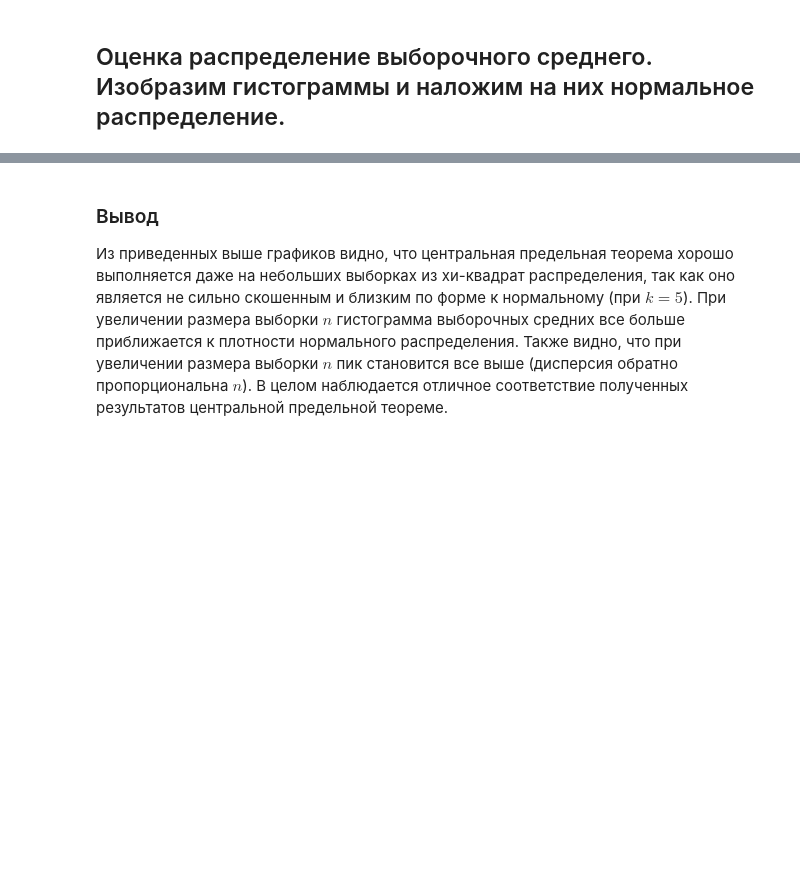
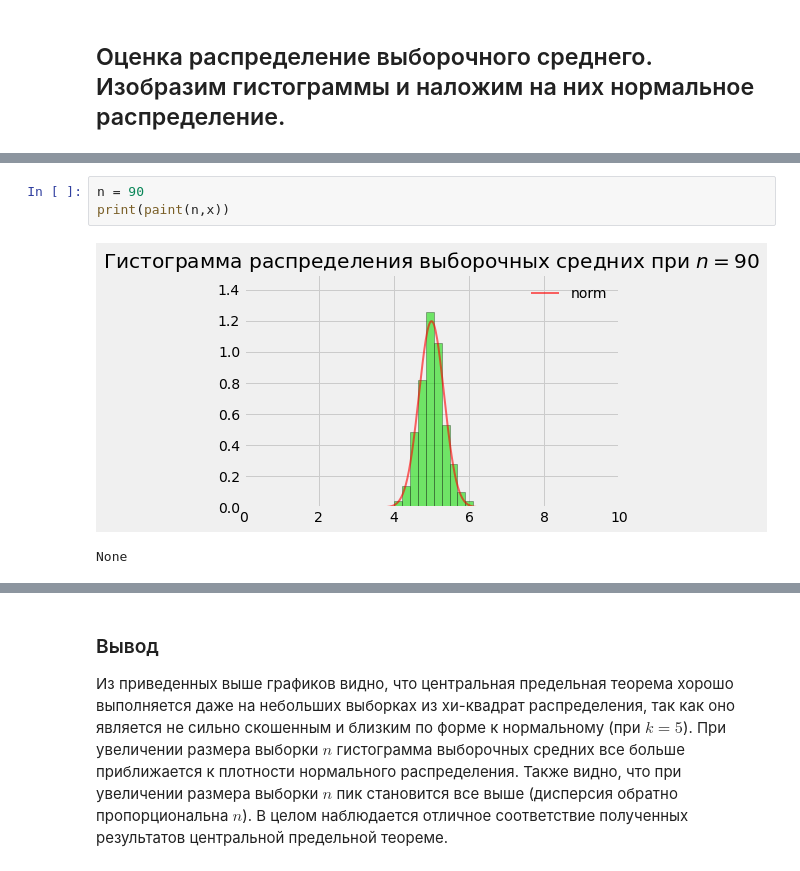
Before and after one commit to nik-nov/My_courses, a Jupyter notebook: Yandex_MIPT_Machine_learning_and_data_analysis/Course1_Mathematics_and_python_for_data_analysis/C1W4/CFA.ipynb, the cells around one changed output, grey strips where cells are left out. Saved outputs shown, nothing was run; the diff lists cells and outputs as text; blank space fills up the shorter version.

```diff
--- a/Yandex_MIPT_Machine_learning_and_data_analysis/Course1_Mathematics_and_python_for_data_analysis/C1W4/CFA.ipynb
+++ b/Yandex_MIPT_Machine_learning_and_data_analysis/Course1_Mathematics_and_python_for_data_analysis/C1W4/CFA.ipynb
@@ -128,0 +102,6 @@ plt.show()
+# %%
+n = 90
+print(paint(n,x))
+# %% [output]
+[figure, added]
+None
```
Also changed, not shown: parts of 12 cells of this notebook.
